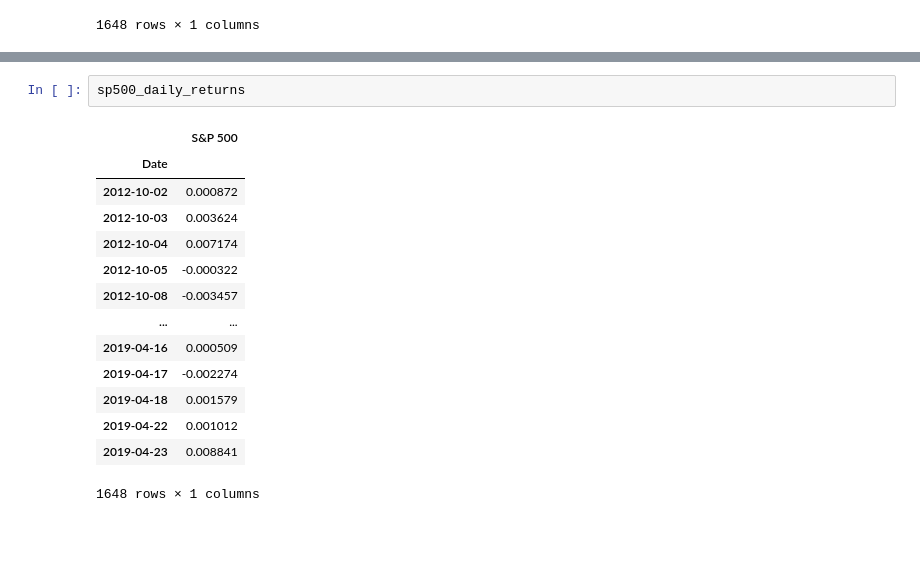
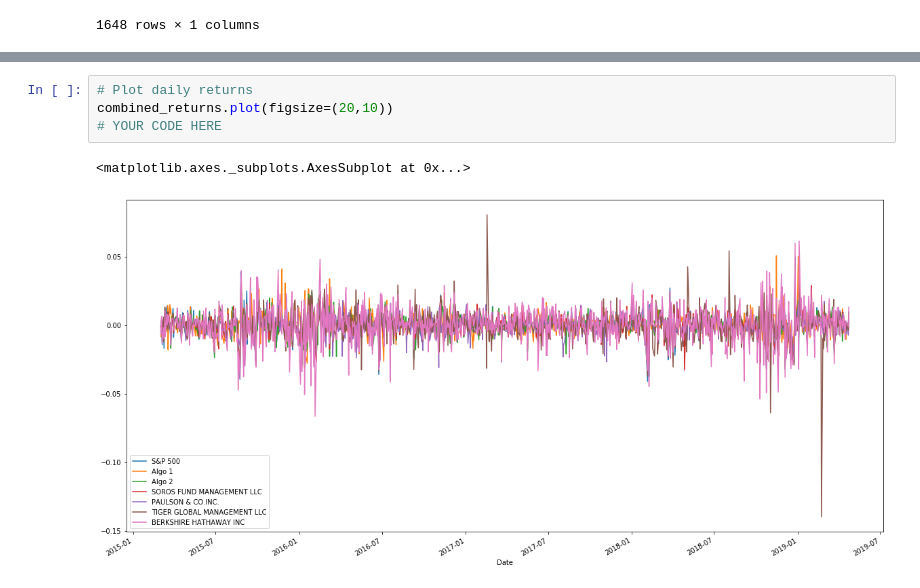
Before and after one commit to gerdonr/Financial-Returns-Analysis, a Jupyter notebook: homework file.ipynb, the cells around one changed output, grey strips where cells are left out. Cells and saved outputs as stored; diff of their text form; blank space fills up the shorter version.

```diff
--- a/homework file.ipynb
+++ b/homework file.ipynb
@@ -192,17 +169,7 @@ whale_df
-# %%
-sp500_daily_returns
-# %% [output]
-|  | S&P 500 |
-| Date |  |
-| 2012-10-02 | 0.000872 |
-| 2012-10-03 | 0.003624 |
-| 2012-10-04 | 0.007174 |
-| 2012-10-05 | -0.000322 |
-| 2012-10-08 | -0.003457 |
-| ... | ... |
-| 2019-04-16 | 0.000509 |
-| 2019-04-17 | -0.002274 |
-| 2019-04-18 | 0.001579 |
-| 2019-04-22 | 0.001012 |
-| 2019-04-23 | 0.008841 |
-1648 rows × 1 columns
+# %%
+# Plot daily returns
+combined_returns.plot(figsize=(20,10))
+# YOUR CODE HERE
+# %% [output]
+<matplotlib.axes._subplots.AxesSubplot at 0x...>
+[figure, added]
```
Also changed, not shown: parts of 9 cells of this notebook.
